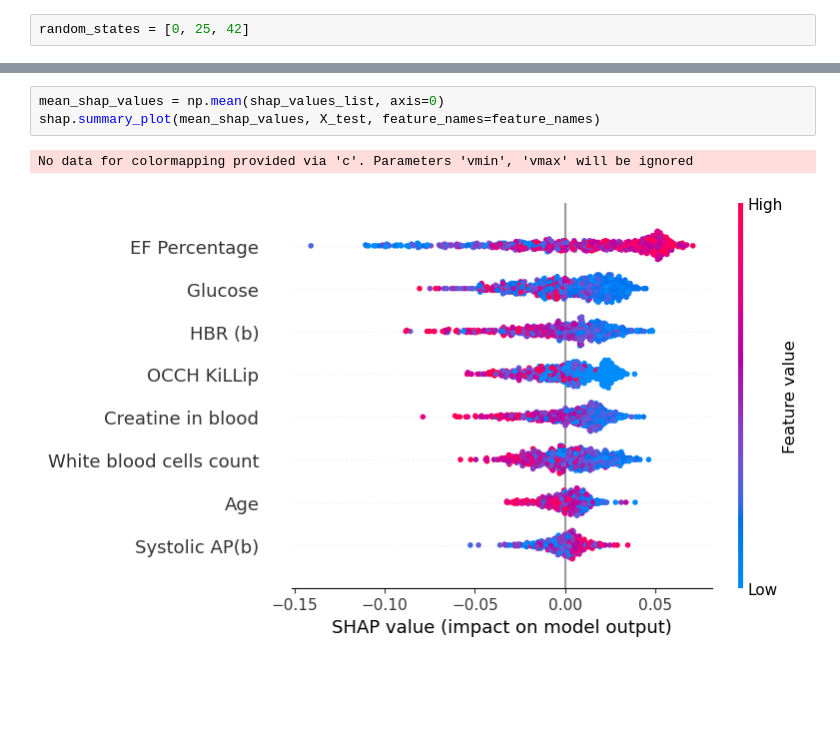
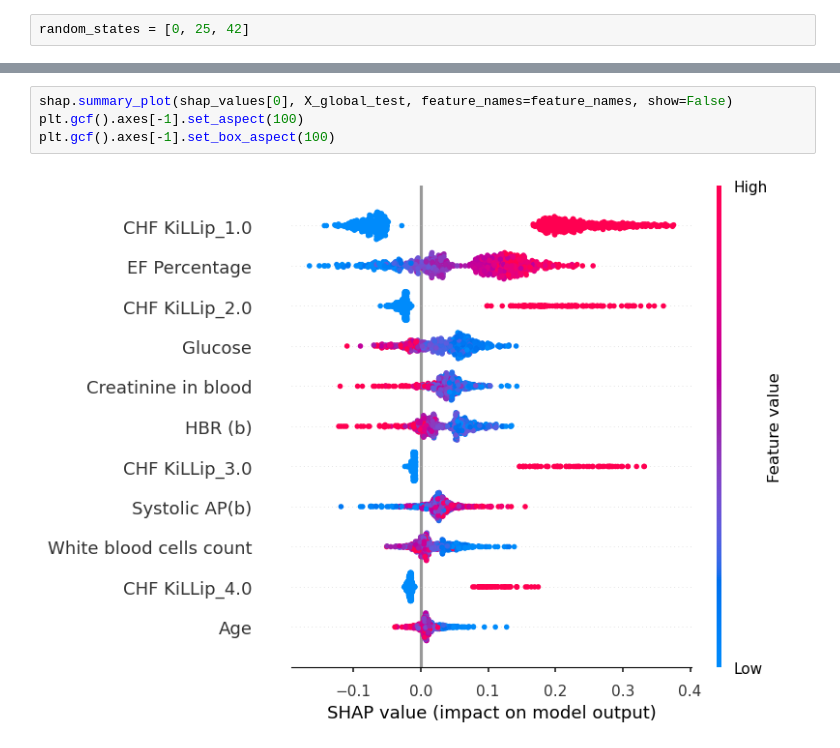
Before and after one commit to bvpotapenko/feat-imp-research, a Jupyter notebook: 3. Random-forest-model.ipynb, the cells around one changed output, grey strips where cells are left out. Saved outputs shown, nothing was run; the diff lists cells and outputs as text; blank space fills up the shorter version.

```diff
--- a/3. Random-forest-model.ipynb
+++ b/3. Random-forest-model.ipynb
@@ -167,6 +413,6 @@ plot_weights(feature_importances,
-# %%
-mean_shap_values = np.mean(shap_values_list, axis=0)
-shap.summary_plot(mean_shap_values, X_test, feature_names=feature_names)
-# %% [output]
-No data for colormapping provided via 'c'. Parameters 'vmin', 'vmax' will be ignored
-[figure, removed]
+# %%
+shap.summary_plot(shap_values[0], X_global_test, feature_names=feature_names, show=False)
+plt.gcf().axes[-1].set_aspect(100)
+plt.gcf().axes[-1].set_box_aspect(100)
+# %% [output]
+[figure, added]
```
Also changed, not shown: parts of 40 cells of this notebook, 7 other files.
